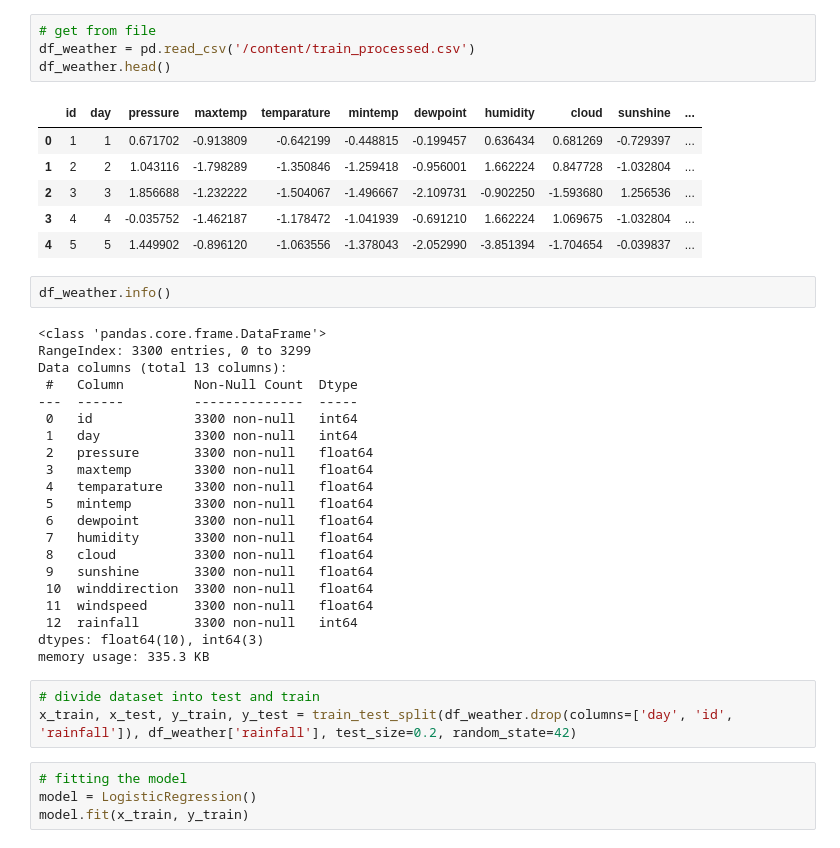
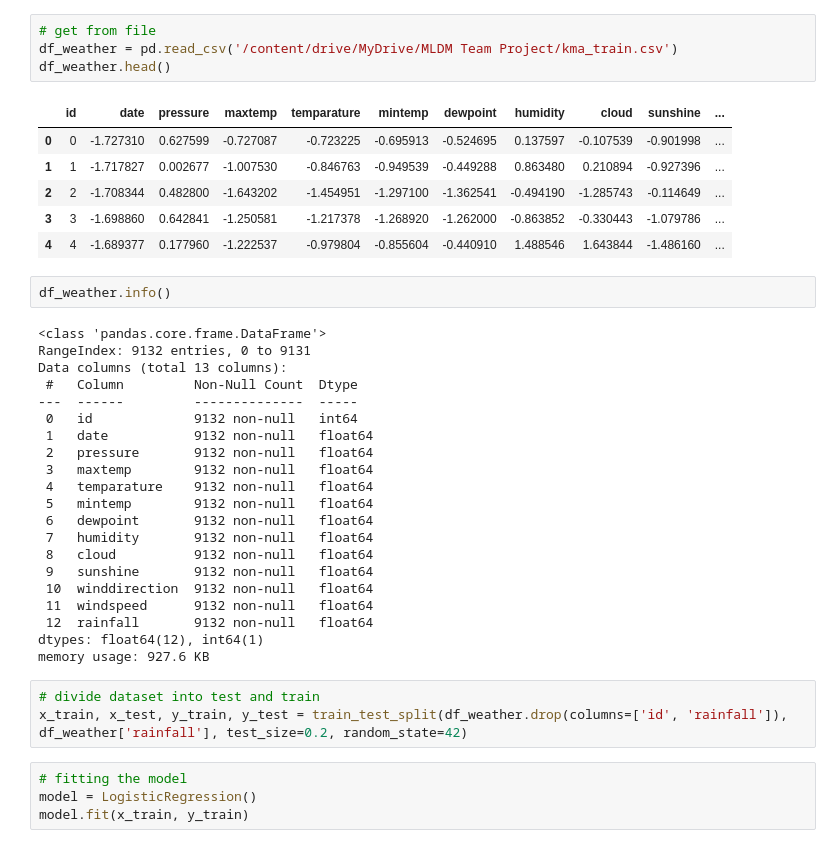
Before and after one commit to Aureleee/TeamProj_ML, a Jupyter notebook: LR/logistic.ipynb, the cells around one changed output. Cells and saved outputs as stored; diff of their text form.

```diff
--- a/LR/logistic.ipynb
+++ b/LR/logistic.ipynb
@@ -28,40 +118,40 @@ def model_evaluation(y_data, predicted):
 # %%
 # get from file
-df_weather = pd.read_csv('/content/train_processed.csv')
+df_weather = pd.read_csv('/content/drive/MyDrive/MLDM Team Project/kma_train.csv')
 df_weather.head()
 # %% [output]
-|  | id | day | pressure | maxtemp | temparature | mintemp | dewpoint | humidity | cloud | sunshine | ... |
-| 0 | 1 | 1 | 0.671702 | -0.913809 | -0.642199 | -0.448815 | -0.199457 | 0.636434 | 0.681269 | -0.729397 | ... |
-| 1 | 2 | 2 | 1.043116 | -1.798289 | -1.350846 | -1.259418 | -0.956001 | 1.662224 | 0.847728 | -1.032804 | ... |
-| 2 | 3 | 3 | 1.856688 | -1.232222 | -1.504067 | -1.496667 | -2.109731 | -0.902250 | -1.593680 | 1.256536 | ... |
-| 3 | 4 | 4 | -0.035752 | -1.462187 | -1.178472 | -1.041939 | -0.691210 | 1.662224 | 1.069675 | -1.032804 | ... |
-| 4 | 5 | 5 | 1.449902 | -0.896120 | -1.063556 | -1.378043 | -2.052990 | -3.851394 | -1.704654 | -0.039837 | ... |
+|  | id | date | pressure | maxtemp | temparature | mintemp | dewpoint | humidity | cloud | sunshine | ... |
+| 0 | 0 | -1.727310 | 0.627599 | -0.727087 | -0.723225 | -0.695913 | -0.524695 | 0.137597 | -0.107539 | -0.901998 | ... |
+| 1 | 1 | -1.717827 | 0.002677 | -1.007530 | -0.846763 | -0.949539 | -0.449288 | 0.863480 | 0.210894 | -0.927396 | ... |
+| 2 | 2 | -1.708344 | 0.482800 | -1.643202 | -1.454951 | -1.297100 | -1.362541 | -0.494190 | -1.285743 | -0.114649 | ... |
+| 3 | 3 | -1.698860 | 0.642841 | -1.250581 | -1.217378 | -1.268920 | -1.262000 | -0.863852 | -0.330443 | -1.079786 | ... |
+| 4 | 4 | -1.689377 | 0.177960 | -1.222537 | -0.979804 | -0.855604 | -0.440910 | 1.488546 | 1.643844 | -1.486160 | ... |
 # %%
 df_weather.info()
 # %% [output]
 <class 'pandas.core.frame.DataFrame'>
-RangeIndex: 3300 entries, 0 to 3299
+RangeIndex: 9132 entries, 0 to 9131
 Data columns (total 13 columns):
  #   Column         Non-Null Count  Dtype
 ---  ------         --------------  -----
- 0   id             3300 non-null   int64
- 1   day            3300 non-null   int64
- 2   pressure       3300 non-null   float64
- 3   maxtemp        3300 non-null   float64
- 4   temparature    3300 non-null   float64
- 5   mintemp        3300 non-null   float64
- 6   dewpoint       3300 non-null   float64
- 7   humidity       3300 non-null   float64
- 8   cloud          3300 non-null   float64
- 9   sunshine       3300 non-null   float64
- 10  winddirection  3300 non-null   float64
- 11  windspeed      3300 non-null   float64
- 12  rainfall       3300 non-null   int64
-dtypes: float64(10), int64(3)
-memory usage: 335.3 KB
+ 0   id             9132 non-null   int64
+ 1   date           9132 non-null   float64
+ 2   pressure       9132 non-null   float64
+ 3   maxtemp        9132 non-null   float64
+ 4   temparature    9132 non-null   float64
+ 5   mintemp        9132 non-null   float64
+ 6   dewpoint       9132 non-null   float64
+ 7   humidity       9132 non-null   float64
+ 8   cloud          9132 non-null   float64
+ 9   sunshine       9132 non-null   float64
+ 10  winddirection  9132 non-null   float64
+ 11  windspeed      9132 non-null   float64
+ 12  rainfall       9132 non-null   float64
+dtypes: float64(12), int64(1)
+memory usage: 927.6 KB
 # %%
 # divide dataset into test and train
-x_train, x_test, y_train, y_test = train_test_split(df_weather.drop(columns=['day', 'id', 'rainfall']), df_weather['rainfall'], test_size=0.2, random_state=42)
+x_train, x_test, y_train, y_test = train_test_split(df_weather.drop(columns=['id', 'rainfall']), df_weather['rainfall'], test_size=0.2, random_state=42)
 # %%
 # fitting the model
 model = LogisticRegression()
```
Also changed, not shown: parts of 21 cells of this notebook.
